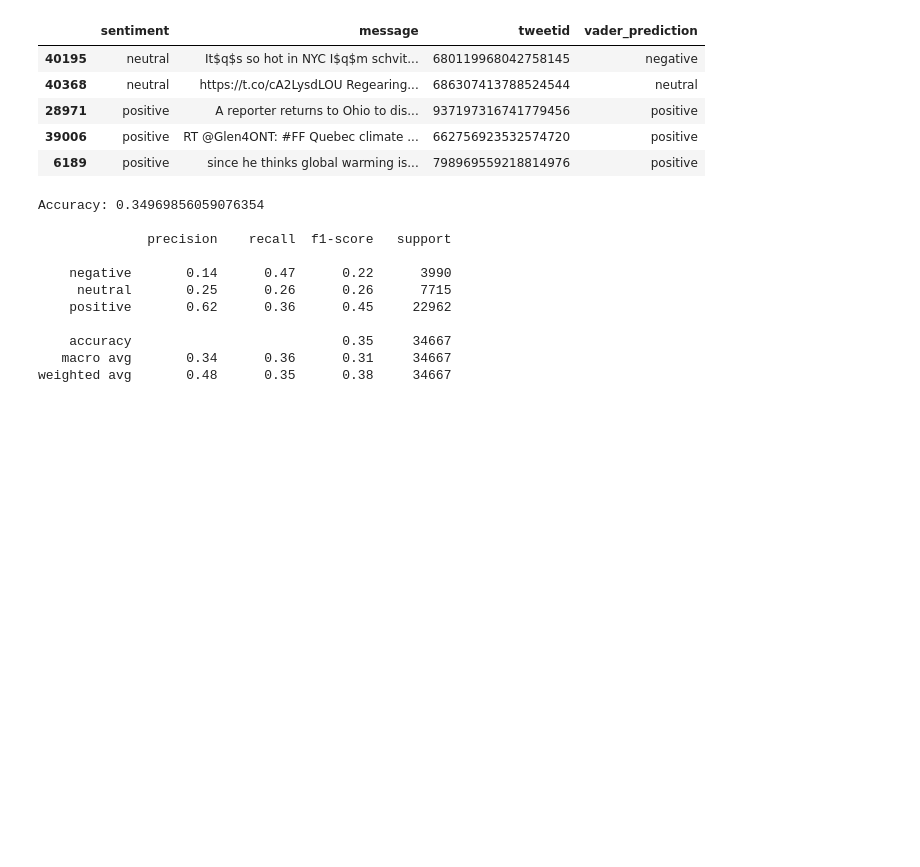
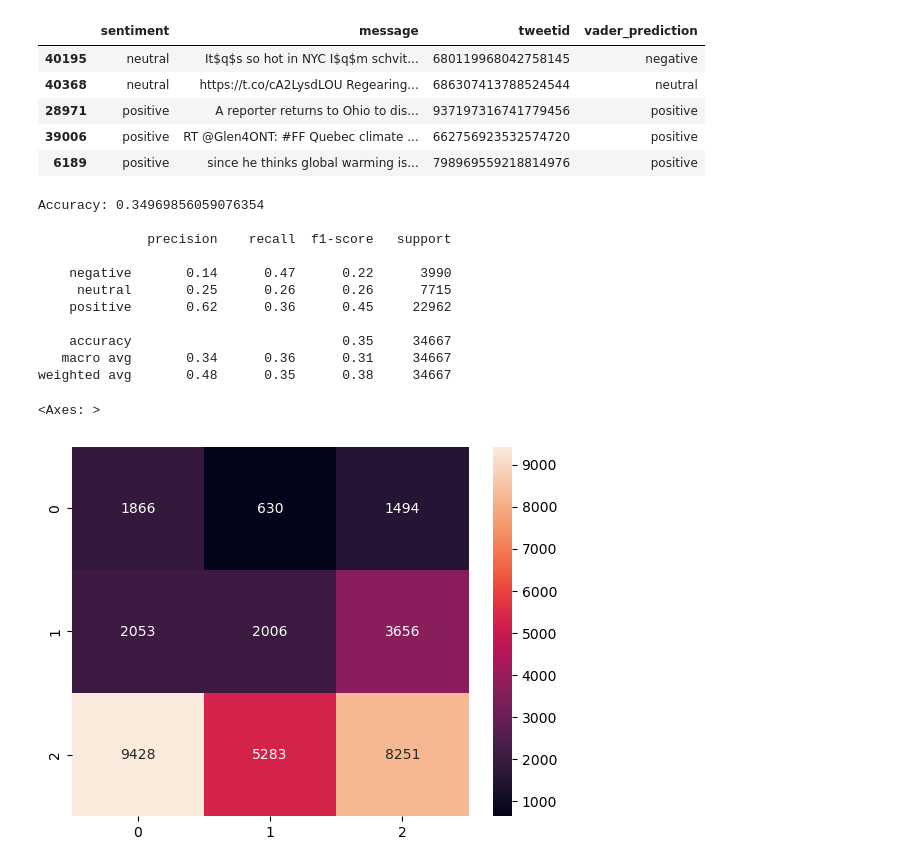
Before and after one commit to tessouthere/SentimentAnalysis, a Jupyter notebook: EDA_2.ipynb, the cells around one changed output. Cells and saved outputs as stored; diff of their text form; code cells hidden in the pictures; blank space fills up the shorter version.

```diff
--- a/EDA_2.ipynb
+++ b/EDA_2.ipynb
@@ -251,3 +251,10 @@ Accuracy: 0.34969856059076354
     accuracy                           0.35     34667
    macro avg       0.34      0.36      0.31     34667
 weighted avg       0.48      0.35      0.38     34667
+# %%
+from sklearn.metrics import confusion_matrix
+cf_matrix = confusion_matrix(sentiment_data['sentiment'],sentiment_data['vader_prediction'])
+sns.heatmap(cf_matrix, annot=True, fmt='g')
+# %% [output]
+<Axes: >
+[figure, added]
```
